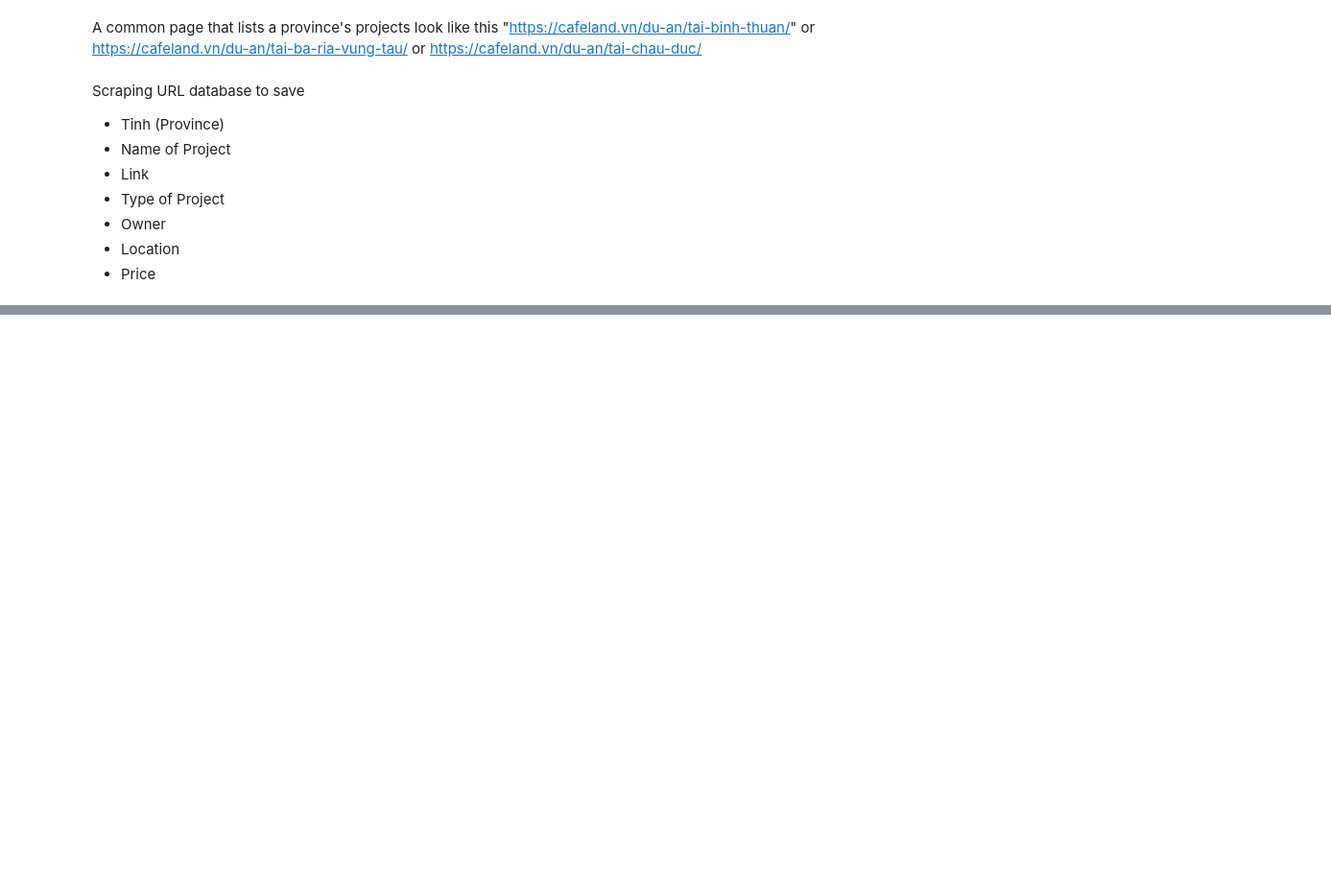
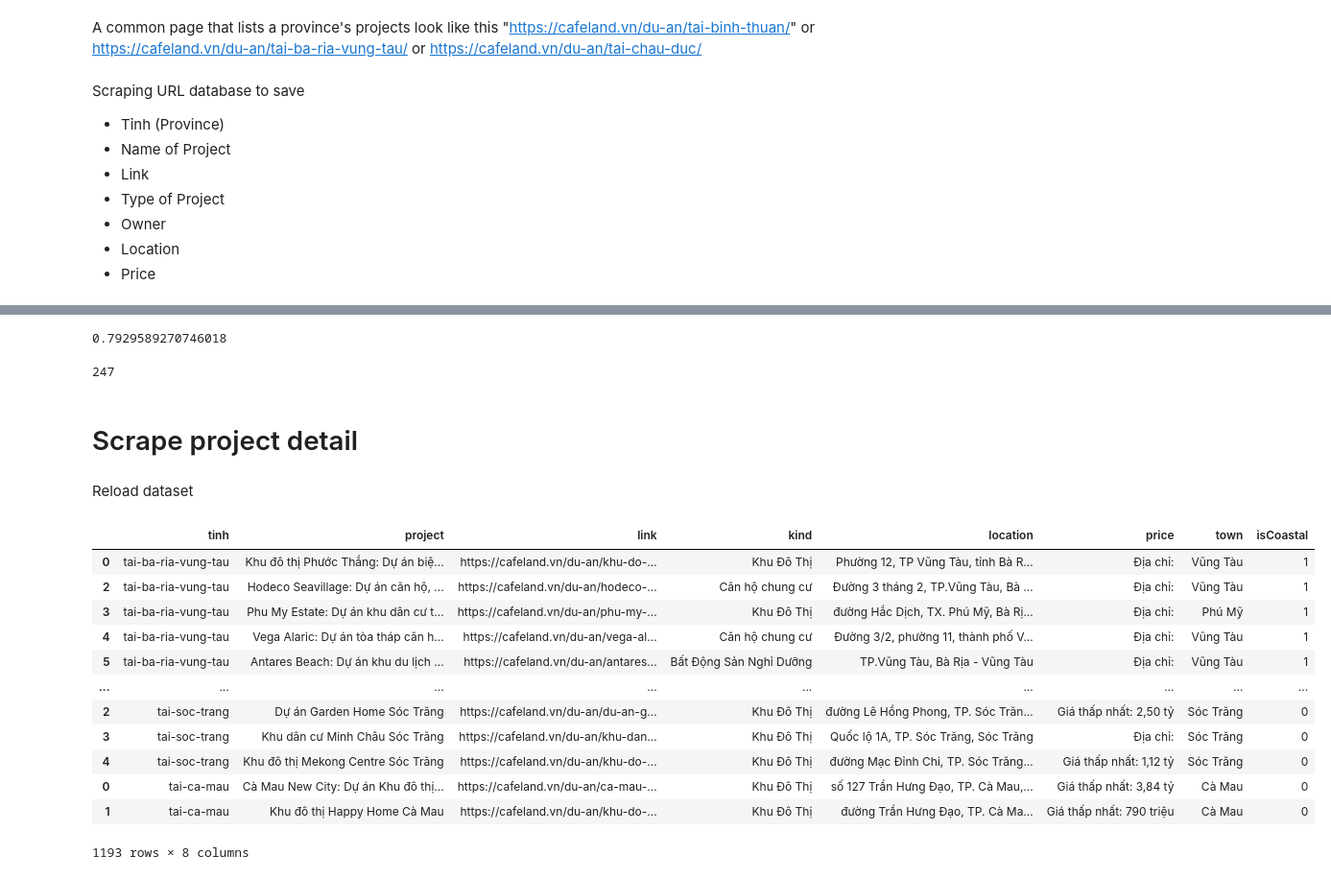
Before and after one commit to nhanphan0411/vinaParadise, a Jupyter notebook: main.ipynb, the cells around one changed output, grey strips where cells are left out. Shown at 96% size. Drawn from its saved outputs; the diff is of its cells as text; code cells hidden in the pictures; blank space fills up the shorter version.

```diff
--- a/main.ipynb
+++ b/main.ipynb
@@ -250,0 +463,8 @@ all_cards[0].find("div", {"class":"titleProjectSeo"}).text.strip().strip("")
+# %%
+cfland['isCoastal'].mean()
+# %% [output]
+0.7929589270746018
+# %%
+cfland.shape[0] - cfland['isCoastal'].sum()
+# %% [output]
+247
@@ -250,0 +474,21 @@ all_cards[0].find("div", {"class":"titleProjectSeo"}).text.strip().strip("")
+# %% [markdown]
+# Scrape project detail
+# %% [markdown]
+Reload dataset
+# %%
+cf = pd.read_csv("data/cafeland/master.csv", index_col=[0])
+cf
+# %% [output]
+|  | tinh | project | link | kind | location | price | town | isCoastal |
+| 0 | tai-ba-ria-vung-tau | Khu đô thị Phước Thắng: Dự án biệ... | https://cafeland.vn/du-an/khu-do-... | Khu Đô Thị | Phường 12, TP Vũng Tàu, tỉnh Bà R... | Địa chỉ: | Vũng Tàu | 1 |
+| 2 | tai-ba-ria-vung-tau | Hodeco Seavillage: Dự án căn hộ, ... | https://cafeland.vn/du-an/hodeco-... | Căn hộ chung cư | Đường 3 tháng 2, TP.Vũng Tàu, Bà ... | Địa chỉ: | Vũng Tàu | 1 |
+| 3 | tai-ba-ria-vung-tau | Phu My Estate: Dự án khu dân cư t... | https://cafeland.vn/du-an/phu-my-... | Khu Đô Thị | đường Hắc Dịch, TX. Phú Mỹ, Bà Rị... | Địa chỉ: | Phú Mỹ | 1 |
+| 4 | tai-ba-ria-vung-tau | Vega Alaric: Dự án tòa tháp căn h... | https://cafeland.vn/du-an/vega-al... | Căn hộ chung cư | Đường 3/2, phường 11, thành phố V... | Địa chỉ: | Vũng Tàu | 1 |
+| 5 | tai-ba-ria-vung-tau | Antares Beach: Dự án khu du lịch ... | https://cafeland.vn/du-an/antares... | Bất Động Sản Nghỉ Dưỡng | TP.Vũng Tàu, Bà Rịa - Vũng Tàu | Địa chỉ: | Vũng Tàu | 1 |
+| ... | ... | ... | ... | ... | ... | ... | ... | ... |
+| 2 | tai-soc-trang | Dự án Garden Home Sóc Trăng | https://cafeland.vn/du-an/du-an-g... | Khu Đô Thị | đường Lê Hồng Phong, TP. Sóc Trăn... | Giá thấp nhất: 2,50 tỷ | Sóc Trăng | 0 |
+| 3 | tai-soc-trang | Khu dân cư Minh Châu Sóc Trăng | https://cafeland.vn/du-an/khu-dan... | Khu Đô Thị | Quốc lộ 1A, TP. Sóc Trăng, Sóc Trăng | Địa chỉ: | Sóc Trăng | 0 |
+| 4 | tai-soc-trang | Khu đô thị Mekong Centre Sóc Trăng | https://cafeland.vn/du-an/khu-do-... | Khu Đô Thị | đường Mạc Đỉnh Chi, TP. Sóc Trăng... | Giá thấp nhất: 1,12 tỷ | Sóc Trăng | 0 |
+| 0 | tai-ca-mau | Cà Mau New City: Dự án Khu đô thị... | https://cafeland.vn/du-an/ca-mau-... | Khu Đô Thị | số 127 Trần Hưng Đạo, TP. Cà Mau,... | Giá thấp nhất: 3,84 tỷ | Cà Mau | 0 |
+| 1 | tai-ca-mau | Khu đô thị Happy Home Cà Mau | https://cafeland.vn/du-an/khu-do-... | Khu Đô Thị | đường Trần Hưng Đạo, TP. Cà Ma... | Giá thấp nhất: 790 triệu | Cà Mau | 0 |
+1193 rows × 8 columns
```
Also changed, not shown: parts of 88 cells of this notebook, 11 other files.
